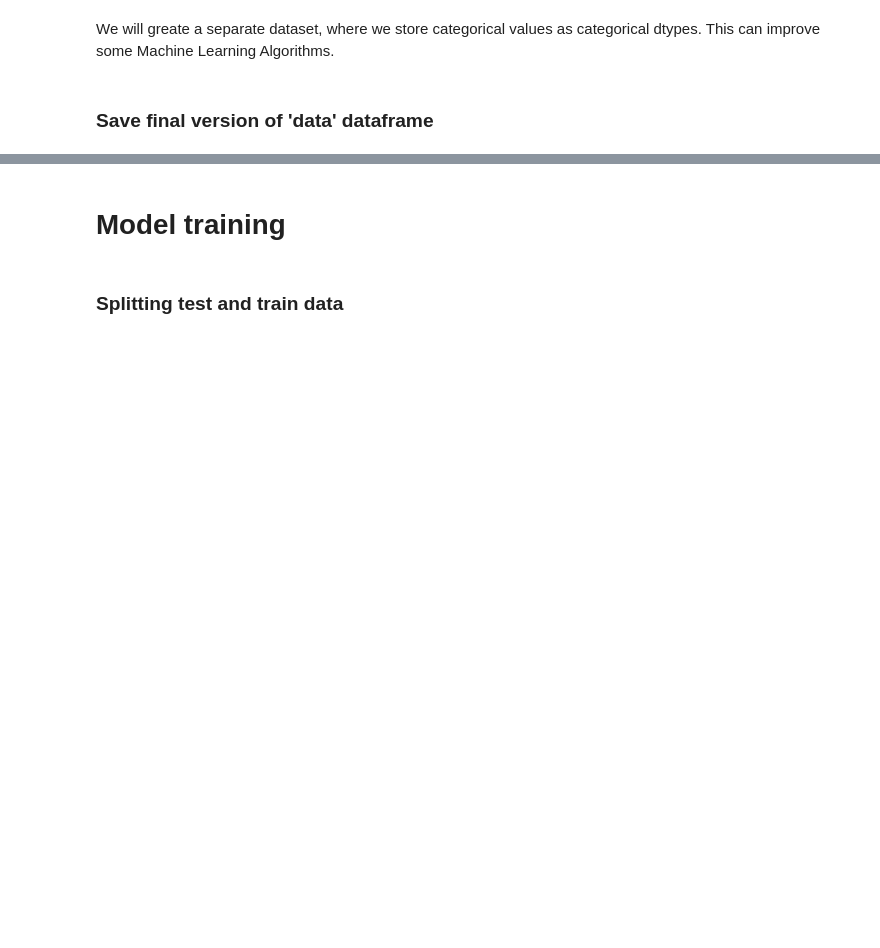
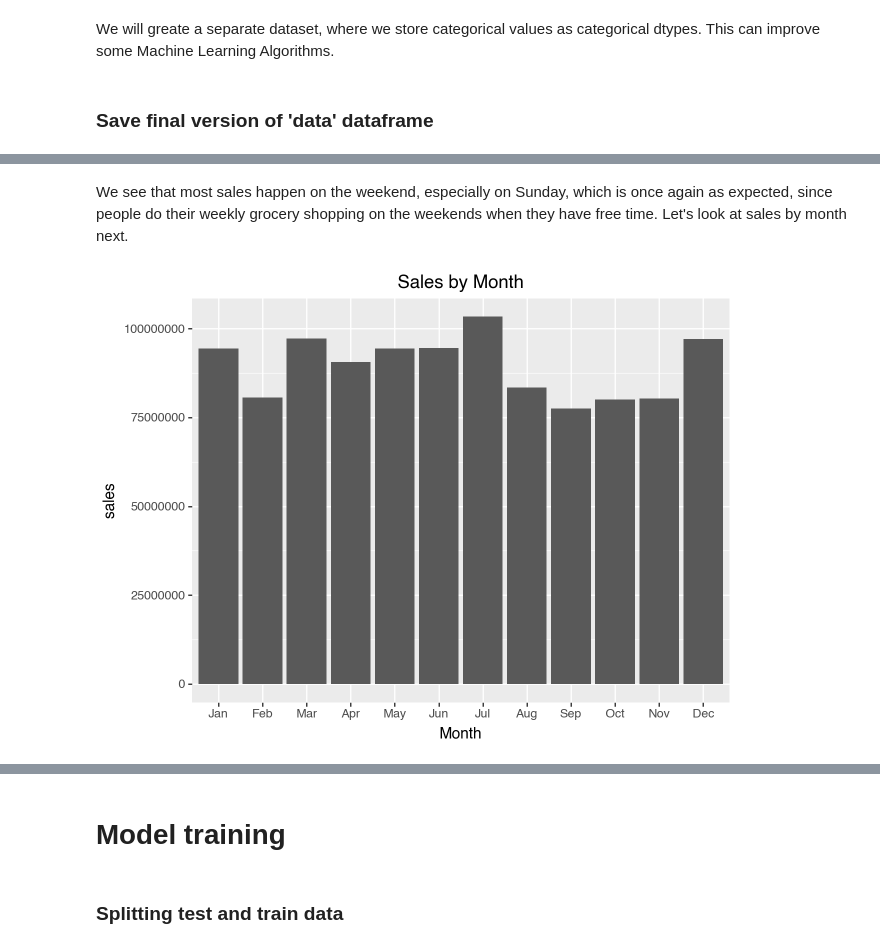
Before and after one commit to RalfGrossfeldt/Store-Sales-Prediction, a Jupyter notebook: notebook.ipynb, the cells around one changed output, grey strips where cells are left out. Drawn from its saved outputs; the diff is of its cells as text; code cells hidden in the pictures; blank space fills up the shorter version.

```diff
--- a/notebook.ipynb
+++ b/notebook.ipynb
@@ -364,0 +406,18 @@ data.to_csv('./data/data.csv', index=False)
+# %% [markdown]
+We see that most sales happen on the weekend, especially on Sunday, which is once again as expected, since people do their weekly grocery shopping on the weekends when they have free time. Let's look at sales by month next.
+# %%
+month_map = {
+    1: 'Jan', 2: 'Feb', 3: 'Mar', 4: 'Apr',
+    5: 'May', 6: 'Jun', 7: 'Jul', 8: 'Aug',
+    9: 'Sep', 10: 'Oct', 11: 'Nov', 12: 'Dec'
+}
+
+eda_train['month_name'] = eda_train['month'].map(month_map)
+
+df = eda_train.groupby("month_name", as_index=False)["sales"].sum()
+
+(ggplot(df, aes("month_name", "sales")) +
+ geom_col() +
+ ggtitle("Sales by Month") + scale_x_discrete(limits=["Jan","Feb","Mar","Apr","May","Jun","Jul","Aug","Sep","Oct","Nov","Dec"]) + xlab("Month"))
+# %% [output]
+[figure, added]
```
Also changed, not shown: parts of 13 cells of this notebook.
